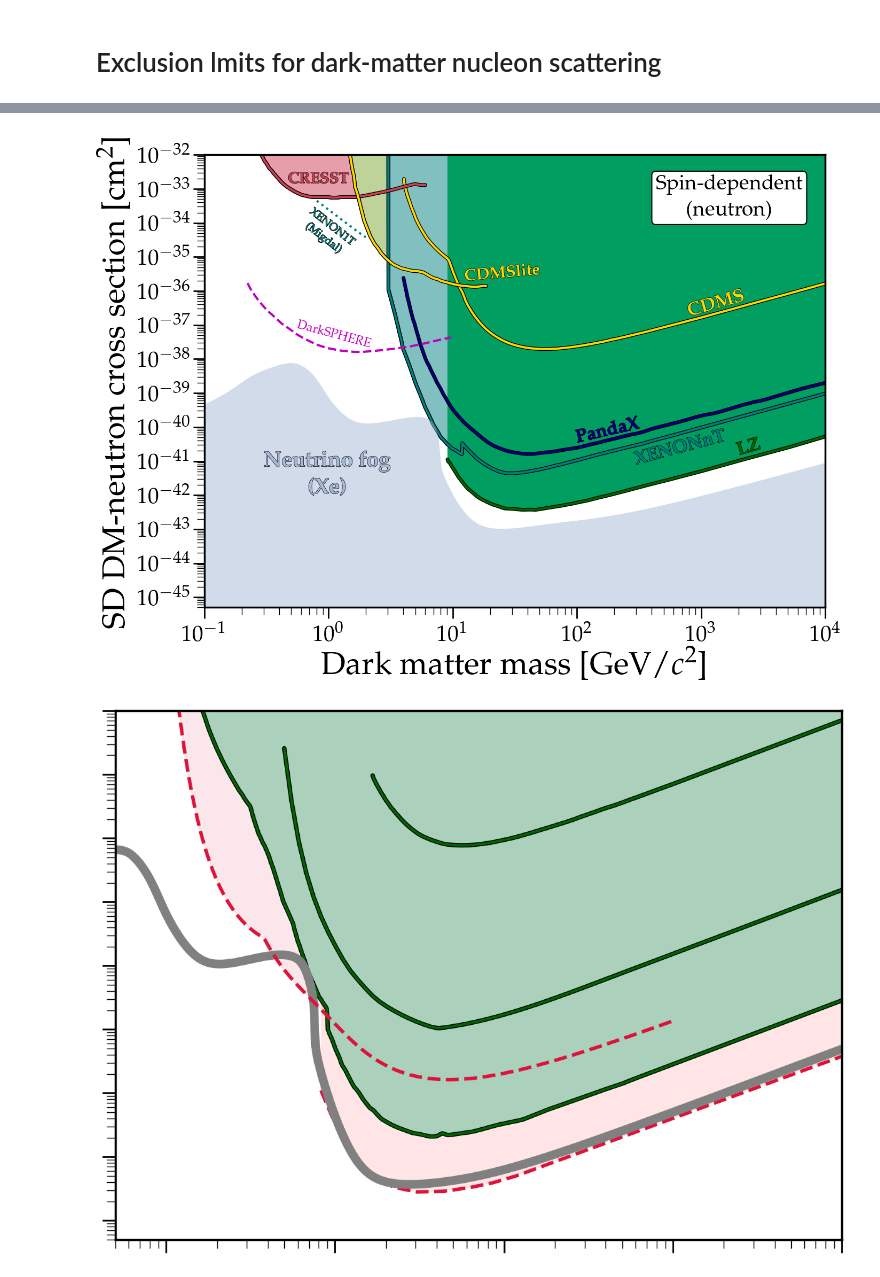
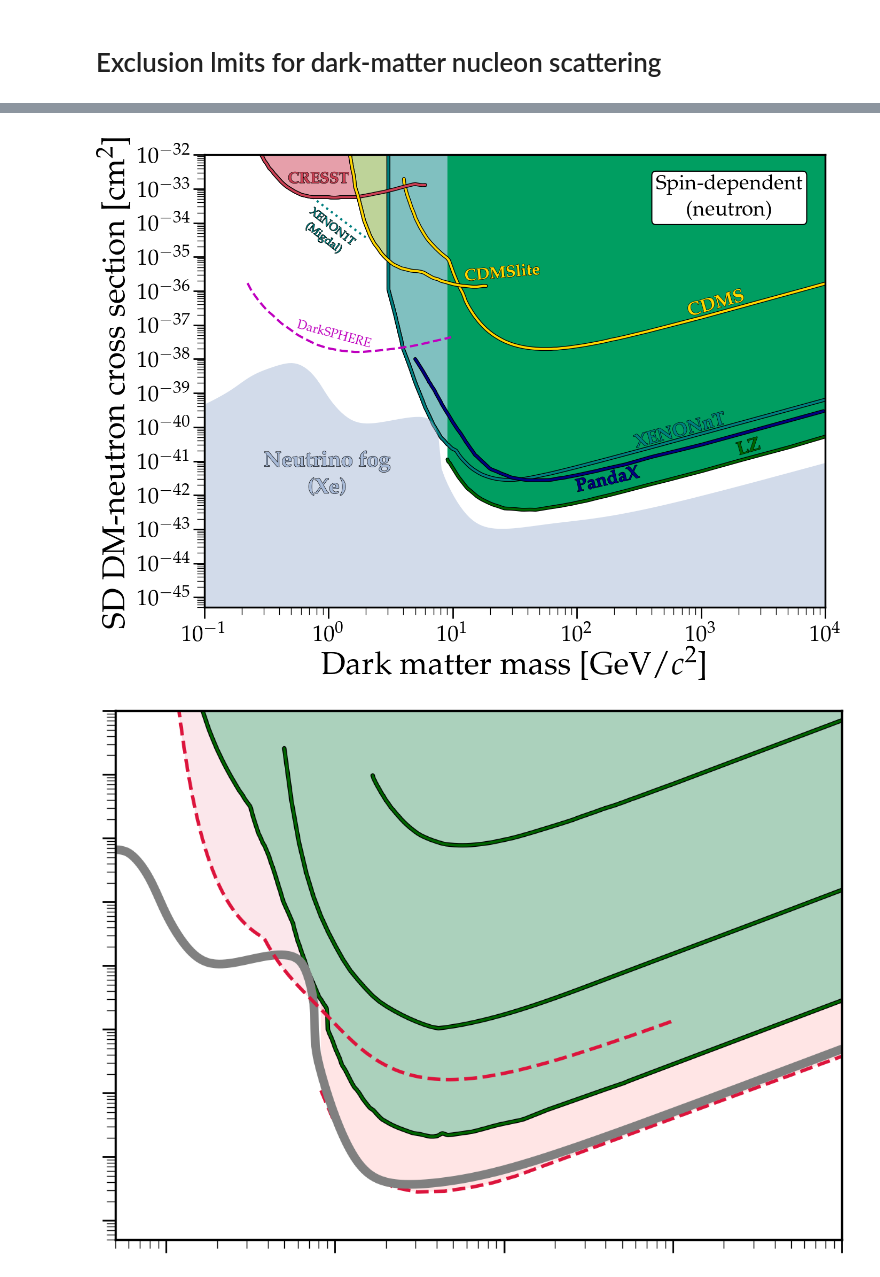
Before and after one commit to cajohare/DirectDetectionPlots, a Jupyter notebook: notebooks/DM-Nucleon.ipynb, the cells around one changed output, grey strips where cells are left out. Drawn from its saved outputs; the diff is of its cells as text; code cells hidden in the pictures.

```diff
--- a/notebooks/DM-Nucleon.ipynb
+++ b/notebooks/DM-Nucleon.ipynb
@@ -155,10 +157,10 @@ rot_45 = 16
 # Plot limits
 PlotBound(ax,fpath+'LZ_2024.txt',edgecolor='darkgreen',textcolor='darkgreen',facecolor=[0.0, 0.62, 0.38],label=r'{\bf LZ}',rotation=rot_45,label_pos=[2000,1.5e-41])
 
-PlotBound(ax,fpath+'XENONnT_2024_Combined.txt',edgecolor='teal',textcolor='teal',facealpha=0,label=r'{\bf XENONnT}',rotation=rot_45-1,label_pos=[300,0.08e-40])
-PlotBound(ax,fpath+'XENONnT_2024_Combined.txt',edgecolor='teal',textcolor='teal',facecolor=col_alpha('teal',0.5),zorder=-10)
+PlotBound(ax,fpath+'XENONnT_2025_Combined.txt',edgecolor='teal',textcolor='teal',facealpha=0,label=r'{\bf XENONnT}',rotation=rot_45-1,label_pos=[300,0.25e-40])
+PlotBound(ax,fpath+'XENONnT_2025_Combined.txt',edgecolor='teal',textcolor='teal',facecolor=col_alpha('teal',0.5),zorder=-10)
 
-PlotBound(ax,fpath+'PandaX.txt',edgecolor='navy',textcolor='navy',facealpha=0,label=r'{\bf PandaX}',rotation=rot_45-3,label_pos=[100,3.5e-41])
+PlotBound(ax,fpath+'PandaX.txt',edgecolor='navy',textcolor='navy',facealpha=0,label=r'{\bf PandaX}',rotation=rot_45-3,label_pos=[100,0.125e-41])
 PlotBound(ax,fpath+'CDMS.txt',edgecolor='gold',textcolor='gold',facealpha=0,label=r'{\bf CDMS}',rotation=rot_45,label_pos=[800,1.8e-37])
 PlotBound(ax,fpath+'CRESST.txt',edgecolor=[0.8, 0.25, 0.33],textcolor=[0.8, 0.25, 0.33],facealpha=0,label=r'{\bf CRESST}',rotation=0,label_pos=[0.47,1.5e-33],fontsize=21)
 PlotBound(ax,fpath+'CRESST.txt',edgecolor=[0.8, 0.25, 0.33],textcolor=[0.8, 0.25, 0.33],facecolor=col_alpha([0.8, 0.25, 0.33],0.5),zorder=-11)
@@ -168,34 +170,34 @@ PlotBound(ax,fpath+'XENON1T-Migdal.txt',edgecolor='teal',textcolor='teal',linest
 
 
 
 # neutrino fog
 PlotBound(ax,'../data/fog/Nucleon/SDn/nuFog_n2_Xe.txt',y2=0,label=r'\begin{center} {\bf Neutrino fog \linebreak (Xe)}\end{center}',label_pos=[0.3,7e-42],fontsize=29,rotation=0,facecolor='#a7b9d6',lw=0,textcolor='#a7b9d6',facealpha=0.5)
 
 # Finishing touches
 ax.set_yscale('log')
 ax.set_xscale('log')
 ax.set_xlim([0.1,1e4])
 ax.set_ylim([5e-46,1e-32])
 ax.set_xlabel('Dark matter mass [GeV/$c^2$]')
 ax.set_ylabel(r'SD DM-neutron cross section [cm$^{2}$]')
 locmaj = matplotlib.ticker.LogLocator(base=10.0, subs=(1.0, ), numticks=50)
 locmin = matplotlib.ticker.LogLocator(base=10.0, subs=arange(2, 10)*.1,numticks=100)
 ax.yaxis.set_major_locator(locmaj)
 ax.yaxis.set_minor_locator(locmin)
 
 
 
 plt.gcf().text(0.78, 0.82, r'\begin{center}Spin-dependent \linebreak (neutron)\end{center}',ha='center',color='black',multialignment='center',
             bbox=dict(facecolor='w', linewidth=1.5,
                         edgecolor='black', boxstyle='round,pad=0.2'))
 
 MySaveFig(fig,'Nucleon_SDn')
 
 PlotBound(ax,fpath+'Projections/DarkSPHERE.txt',edgecolor='m',textcolor='m',facealpha=0,label=r'\begin{center} DarkSPHERE \end{center}',linestyle='--',rotation=-15,fontsize=17,label_pos=[0.55,0.8e-37],path_effects=None,text_path_effects=None)
 
 MySaveFig(fig,'Nucleon_SDn_with_Projections')
 # %% [output]
-[figure, old version]
+[figure, new version]
 # %%
 fpath = '../data/limits/Nucleon/SI/'
 file_list = ['NEWS-G','DarkSide-50_2022','CRESST','PandaX_2024_Combined','XENONnT_2024_Combined','LZ_2024']
```
Also changed, not shown: parts of 3 cells of this notebook, 55 other files.
